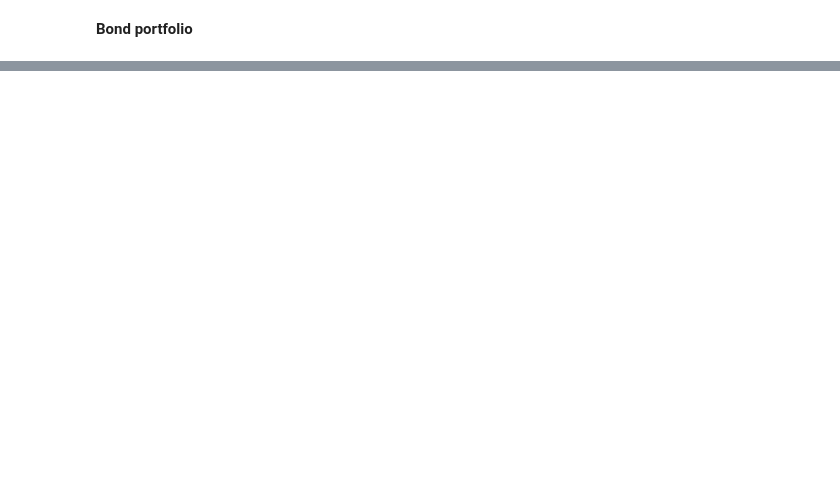
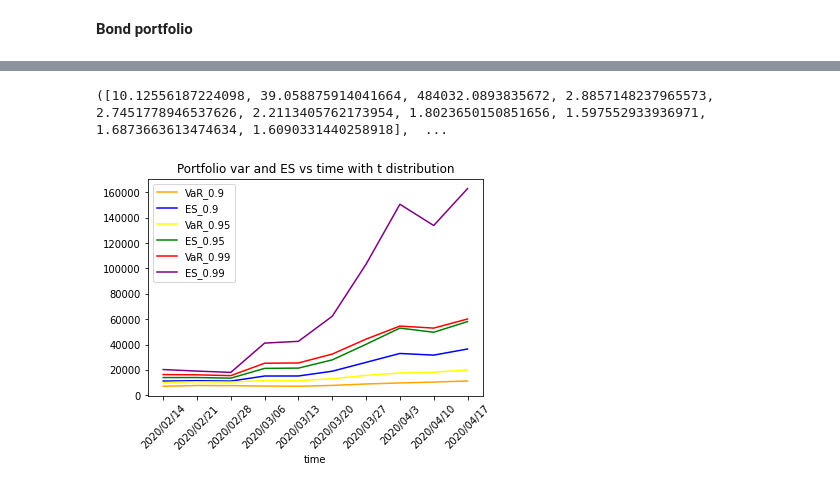
Before and after one commit to ZiyueNie/575, a Jupyter notebook: src/IB_new.ipynb, the cells around one changed output, grey strips where cells are left out. Saved outputs shown, nothing was run; the diff lists cells and outputs as text; code cells hidden in the pictures; blank space fills up the shorter version.

```diff
--- a/src/IB_new.ipynb
+++ b/src/IB_new.ipynb
@@ -412,0 +388,14 @@ print(b)
+# %%
+DJX=option_portfolio('DIA',293,100,1,125)
+CAT=option_portfolio('CAT',135,200,0,91)
+VIG=option_portfolio('VIG',131,200,0,91)
+def OptionPort_N():
+  mu=[]
+  variance=[]
+  for i in range(0,10):
+    option_loss=DJX[i]+CAT[i]+VIG[i]
+    #op_loss.append(option_loss)
+    Norm=norm.fit(option_loss)
+    mu.append(Norm[0])
+    variance.append(Norm[1]**2)
+  return mu, variance
@@ -517,0 +521,9 @@ BB2=plot_T(bb2)
+# %%
+def bondloss():
+  Loss=[]
+  for i in range(0,10):
+    loss=[]
+    for j in range(0+i,51+i):
+      loss.append(Change12[j])
+    Loss.append(loss)
+  return Loss
@@ -517,0 +548,16 @@ BB2=plot_T(bb2)
+# %%
+def Portloss_T():
+  df=[]
+  mu=[]
+  sigma=[]
+  for i in range(0,10):
+    stock_loss=np.array(getdata1('PORT_VALUE',i)[1])*400000
+    option_loss=np.array(DJX[i])+np.array(CAT[i])+np.array(VIG[i])
+    bond_loss=bondloss()[i]
+    Loss=np.array(stock_loss)+np.array(option_loss)+np.array(bond_loss)
+    #Loss=np.array(stock_loss)+np.array(bond_loss)
+    Norm=ss.t.fit(Loss)
+    df.append(Norm[0])
+    mu.append(Norm[1])
+    sigma.append(Norm[2])
+  return df,mu,sigma
@@ -517,0 +585,7 @@ BB2=plot_T(bb2)
+# %%
+PL2=Portloss_T()
+print(PL2)
+PL_T=plot_T(PL2)
+# %% [output]
+([10.12556187224098, 39.058875914041664, 484032.0893835672, 2.8857148237965573, 2.7451778946537626, 2.2113405762173954, 1.8023650150851656, 1.597552933936971, 1.6873663613474634, 1.6090331440258918],  ...
+[figure, added]
```
Also changed, not shown: parts of 27 cells of this notebook.
